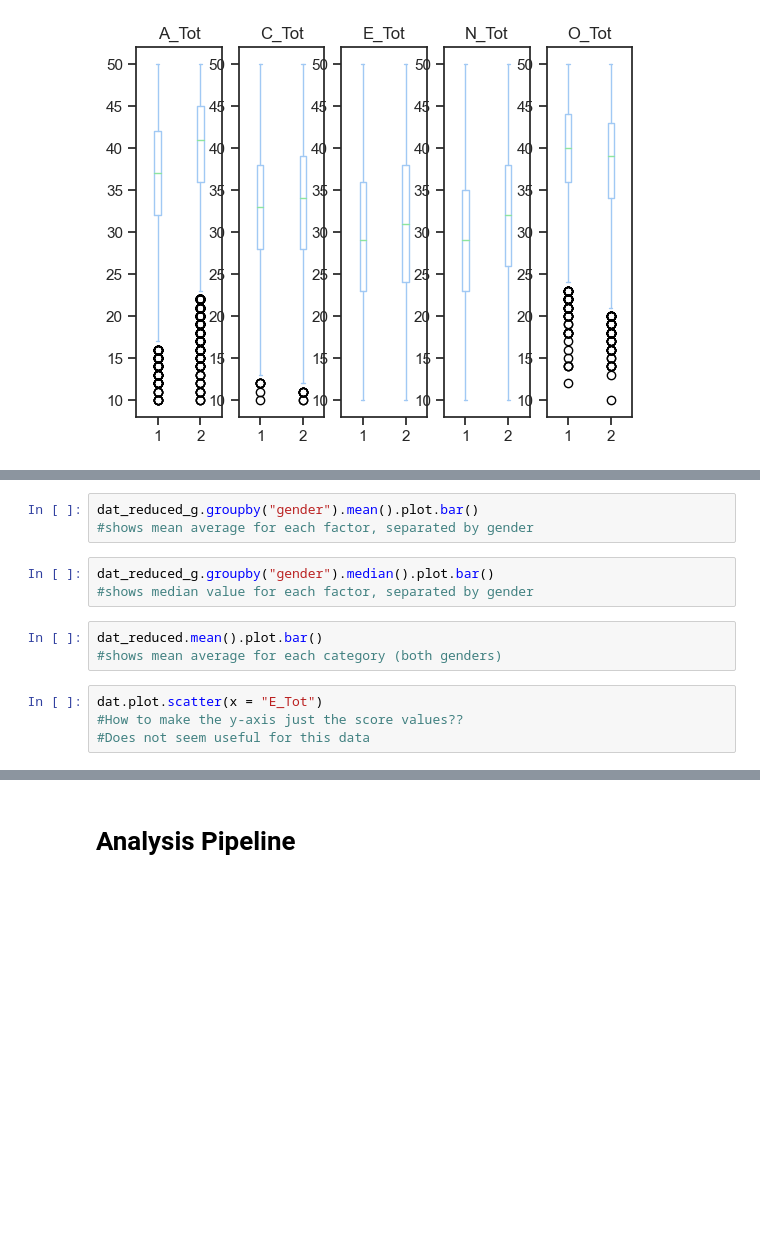
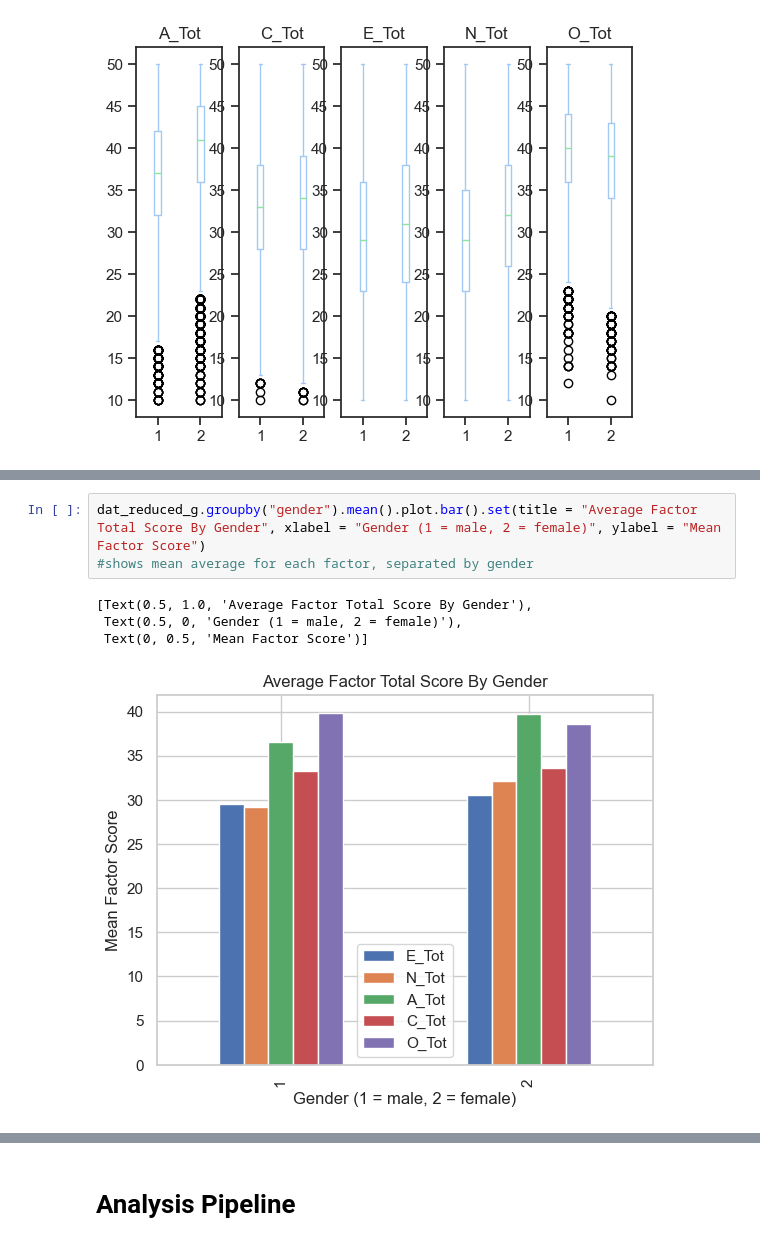
Before and after one commit to ubco-W2022T1-cosc301/project-group23, a Jupyter notebook: notebooks/analysis2.ipynb, the cells around one changed output, grey strips where cells are left out. Cells and saved outputs as stored; diff of their text form; blank space fills up the shorter version.

```diff
--- a/notebooks/analysis2.ipynb
+++ b/notebooks/analysis2.ipynb
@@ -396,16 +426,11 @@ dat_reduced.hist()
 # %%
-dat_reduced_g.groupby("gender").mean().plot.bar()
+dat_reduced_g.groupby("gender").mean().plot.bar().set(title = "Average Factor Total Score By Gender", xlabel = "Gender (1 = male, 2 = female)", ylabel = "Mean Factor Score")
 #shows mean average for each factor, separated by gender
+# %% [output]
+[Text(0.5, 1.0, 'Average Factor Total Score By Gender'),
+ Text(0.5, 0, 'Gender (1 = male, 2 = female)'),
+ Text(0, 0.5, 'Mean Factor Score')]
+[figure, added]
-# %%
-dat_reduced_g.groupby("gender").median().plot.bar()
-#shows median value for each factor, separated by gender
-# %%
-dat_reduced.mean().plot.bar()
-#shows mean average for each category (both genders)
-# %%
-dat.plot.scatter(x = "E_Tot")
-#How to make the y-axis just the score values??
-#Does not seem useful for this data
 # %%
 sb.violinplot(dat_reduced_g, x="gender", y= "E_Tot", split = True)
 #produces violin plot for each of males and females for one of the factor total scores (e.g., E)
```
Also changed, not shown: parts of 12 cells of this notebook.
